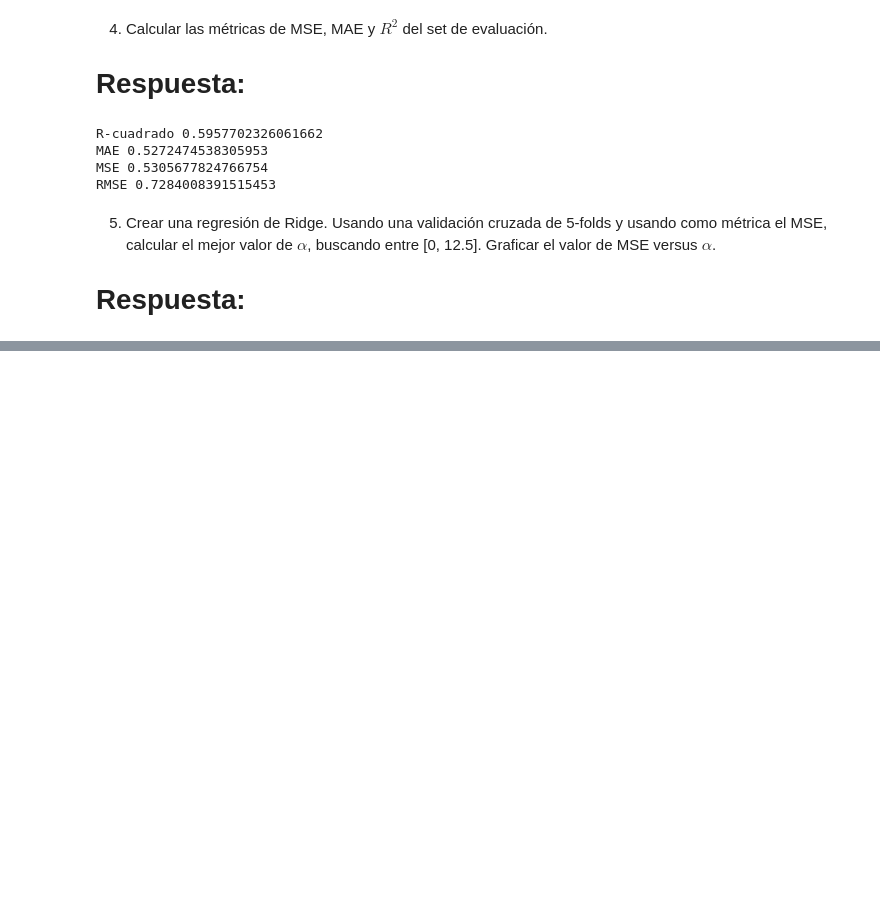
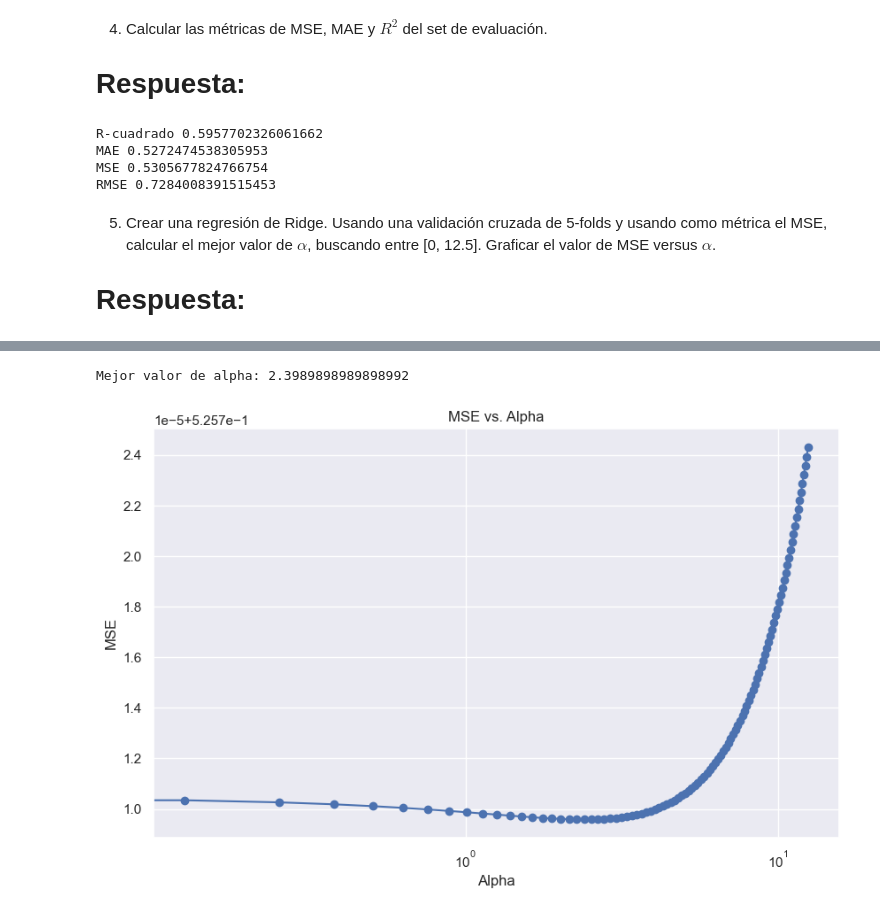
Before and after one commit to gusjrivas/MedHouseVal, a Jupyter notebook: MedHoudeVal.ipynb, the cells around one changed output, grey strips where cells are left out. Cells and saved outputs as stored; diff of their text form; code cells hidden in the pictures; blank space fills up the shorter version.

```diff
--- a/MedHoudeVal.ipynb
+++ b/MedHoudeVal.ipynb
@@ -307,0 +308,22 @@ plt.scatter(results_gcv['param_alpha'],results_gcv['mean_test_score']*-1,color='
+# %%
+
+
+# Obtener el mejor valor de alpha
+best_alpha = gridcv.best_params_['alpha']
+print(f"Mejor valor de alpha: {best_alpha}")
+
+# Calcular el MSE para cada valor de alpha
+mse_values = -gridcv.cv_results_['mean_test_score']
+
+# Graficar MSE vs. alpha
+plt.figure(figsize=(10, 6))
+plt.plot(alphas, mse_values, marker='o')
+plt.xscale('log')
+plt.xlabel('Alpha')
+plt.ylabel('MSE')
+plt.title('MSE vs. Alpha')
+plt.grid(True)
+plt.show()
+# %% [output]
+Mejor valor de alpha: 2.3989898989898992
+[figure, added]
```
Also changed, not shown: parts of 3 cells of this notebook.
